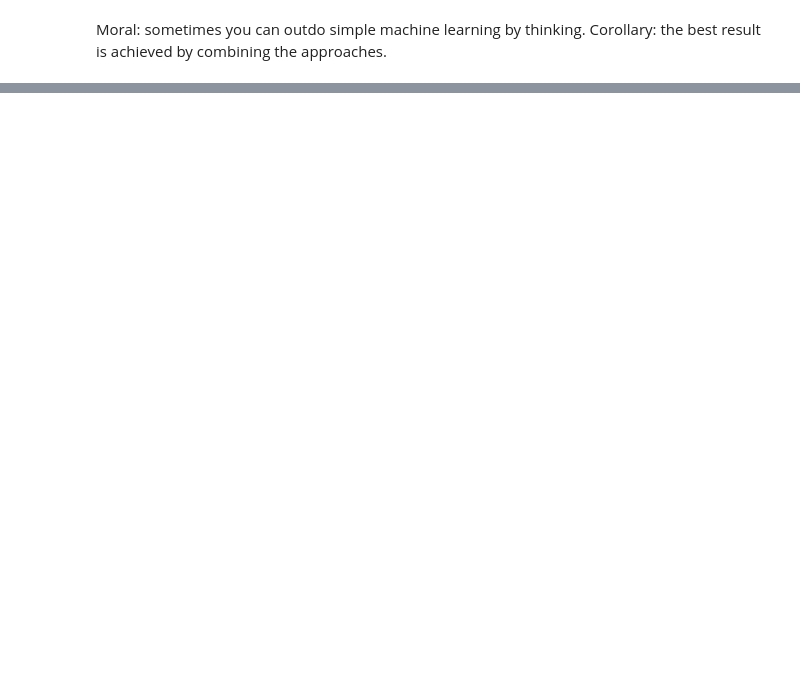
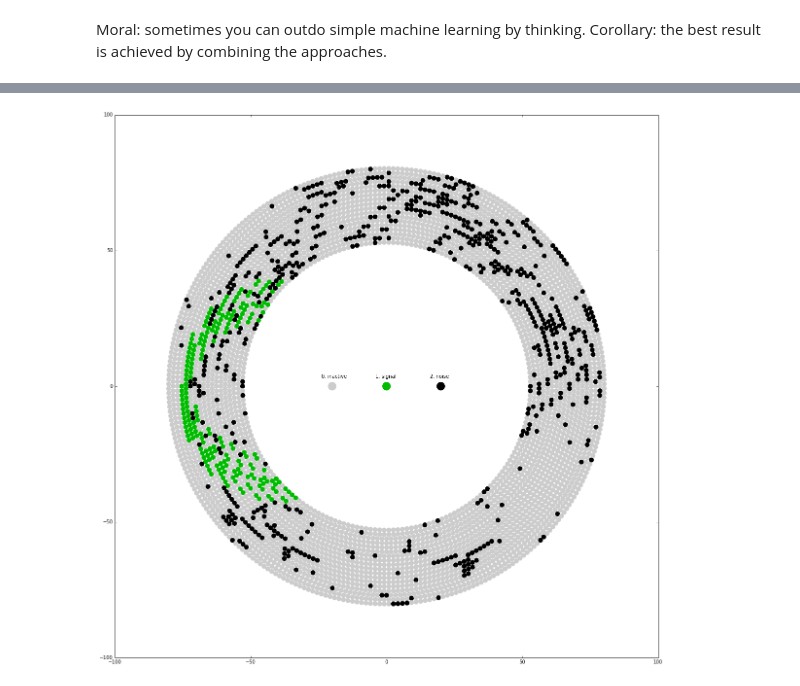
Before and after one commit to yandexdataschool/mlhep-course-2016, a Jupyter notebook: comet-starterkit/starterkit.ipynb, the cells around one changed output, grey strips where cells are left out. Cells and saved outputs as stored; diff of their text form; code cells hidden in the pictures; blank space fills up the shorter version.

Commit message:
event display

```diff
--- a/comet-starterkit/starterkit.ipynb
+++ b/comet-starterkit/starterkit.ipynb
@@ -181,0 +207,18 @@ FileLink("naive_ml_prediction.csv")
+# %%
+the_event = hits_train[hits_train.event_id==54]
+fig, ax = plt.subplots(figsize=(20,20))
+colormap = 'spectral'
+wires = pd.read_csv('data/wires.csv')
+
+wires_cartesian = np.vstack((wires['wire_rho'] * np.cos(wires['wire_phi']),
+                                  wires['wire_rho'] * np.sin(wires['wire_phi']))).T
+
+ax.scatter(wires_cartesian[:, 0], wires_cartesian[:, 1], c=2-the_event.label, edgecolors='none',
+           s=100, cmap=colormap)
+# We want to know what color corresponds to which label
+labels_x = (-20, 0, 20)
+ax.scatter(labels_x, (0, 0, 0), c=(2, 1, 0), cmap=colormap, edgecolors='none', s=300)
+for label, coordinate in zip(("0, inactive", "1, signal", "2, noise"), labels_x):
+    ax.annotate(label, xy=(coordinate-4, 3))
+# %% [output]
+[figure, added]
```
Also changed, not shown: parts of 10 cells of this notebook.
